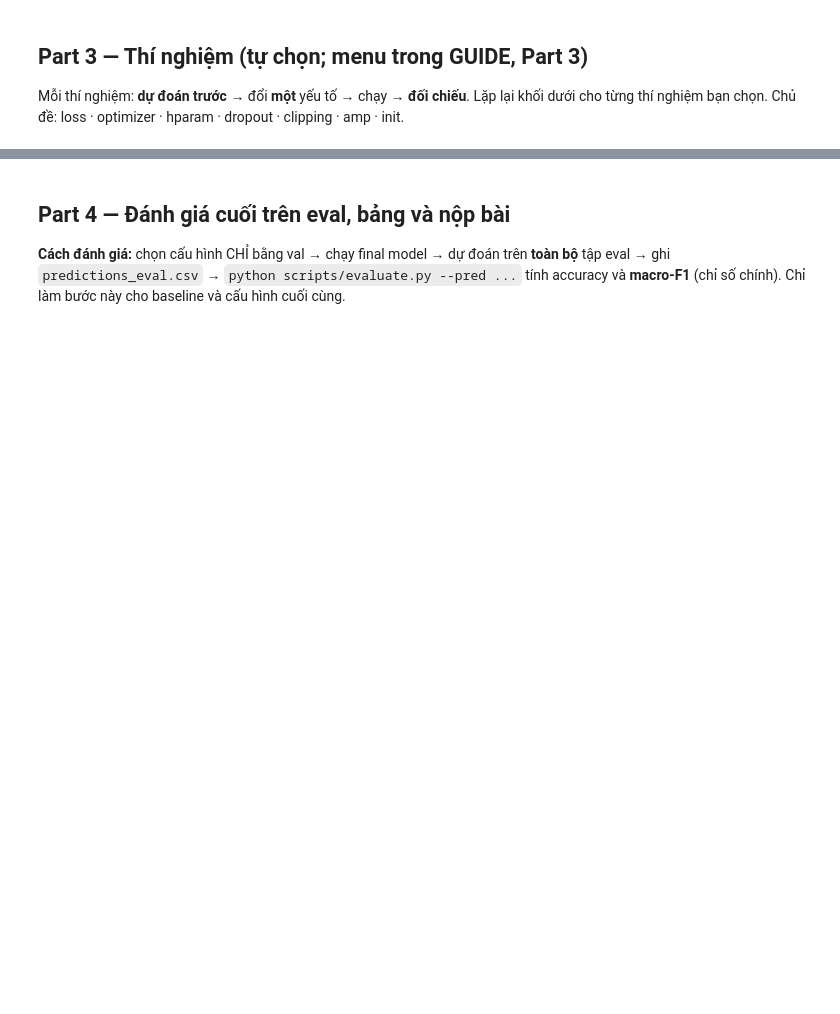
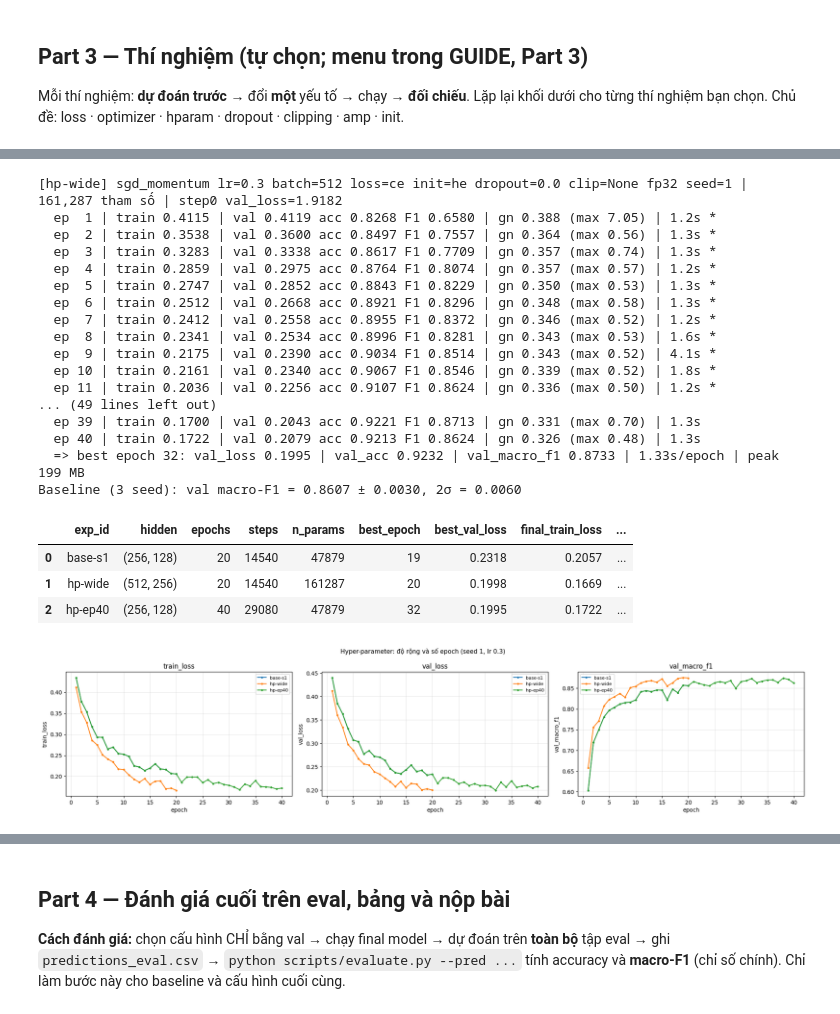
Before and after one commit to tam253211-a11y/K4-Track4-DangHuuTam-2A202602940-Neuralnetwork, a Jupyter notebook: submission_2A202602940/code/lab.ipynb, the cells around one changed output, grey strips where cells are left out. Drawn from its saved outputs; the diff is of its cells as text; code cells hidden in the pictures; blank space fills up the shorter version.

```diff
--- a/submission_2A202602940/code/lab.ipynb
+++ b/submission_2A202602940/code/lab.ipynb
@@ -177,0 +382,44 @@ Chủ đề: loss · optimizer · hparam · dropout · clipping · amp · init.
+# %%
+# ===== Part 3: hyper-parameter — đổi MỘT yếu tố so với baseline (lr 0.3, seed 1) =====
+def vs_base(r):
+    s = r["summary"]; d = s["val_macro_f1"] - BASE_F1
+    verdict = "VƯỢT nhiễu" if abs(d) > 2 * SIGMA_F1 else "trong nhiễu (chưa kết luận)"
+    return dict(exp_id=r["cfg"]["exp_id"], hidden=str(tuple(r["cfg"]["hidden"])), epochs=r["cfg"]["epochs"],
+                steps=s["steps_per_epoch"] * s["epochs_run"], n_params=s["n_params"], best_epoch=s["best_epoch"],
+                best_val_loss=s["best_val_loss"], final_train_loss=s["final_train_loss"], final_val_loss=s["final_val_loss"],
+                val_acc=s["val_acc"], val_macro_f1=s["val_macro_f1"], delta_f1_vs_base=d, verdict=verdict,
+                time_per_epoch_s=s["time_per_epoch_s"], peak_mem_MB=s["peak_mem_MB"])
+
+hp_wide = run_and_log({**cfg, "seed": 1, "exp_id": "hp-wide", "group": "hparam", "hidden": (512, 256),
+                       "description": "M-wide 512-256 (161 287 tham số), còn lại như baseline"}, data, OUT_DIR)
+hp_ep40 = run_and_log({**cfg, "seed": 1, "exp_id": "hp-ep40", "group": "hparam", "epochs": 40,
+                       "description": "M-base, 40 epoch thay vì 20, còn lại như baseline"}, data, OUT_DIR)
+
+print(f"Baseline (3 seed): val macro-F1 = {BASE_F1:.4f} ± {SIGMA_F1:.4f}, 2σ = {2*SIGMA_F1:.4f}")
+display(pd.DataFrame([vs_base(r) for r in [base_runs[0], hp_wide, hp_ep40]]).round(4))
+
+plot_compare([base_runs[0], hp_wide, hp_ep40], ["train_loss", "val_loss", "val_macro_f1"],
+             f"{OUT_DIR}/figures/compare_hparam.png", title="Hyper-parameter: độ rộng và số epoch (seed 1, lr 0.3)", show=True)
+# %% [output]
+[hp-wide] sgd_momentum lr=0.3 batch=512 loss=ce init=he dropout=0.0 clip=None fp32 seed=1 | 161,287 tham số | step0 val_loss=1.9182
+  ep  1 | train 0.4115 | val 0.4119 acc 0.8268 F1 0.6580 | gn 0.388 (max 7.05) | 1.2s *
+  ep  2 | train 0.3538 | val 0.3600 acc 0.8497 F1 0.7557 | gn 0.364 (max 0.56) | 1.3s *
+  ep  3 | train 0.3283 | val 0.3338 acc 0.8617 F1 0.7709 | gn 0.357 (max 0.74) | 1.3s *
+  ep  4 | train 0.2859 | val 0.2975 acc 0.8764 F1 0.8074 | gn 0.357 (max 0.57) | 1.2s *
+  ep  5 | train 0.2747 | val 0.2852 acc 0.8843 F1 0.8229 | gn 0.350 (max 0.53) | 1.3s *
+  ep  6 | train 0.2512 | val 0.2668 acc 0.8921 F1 0.8296 | gn 0.348 (max 0.58) | 1.3s *
+  ep  7 | train 0.2412 | val 0.2558 acc 0.8955 F1 0.8372 | gn 0.346 (max 0.52) | 1.2s *
+  ep  8 | train 0.2341 | val 0.2534 acc 0.8996 F1 0.8281 | gn 0.343 (max 0.53) | 1.6s *
+  ep  9 | train 0.2175 | val 0.2390 acc 0.9034 F1 0.8514 | gn 0.343 (max 0.52) | 4.1s *
+  ep 10 | train 0.2161 | val 0.2340 acc 0.9067 F1 0.8546 | gn 0.339 (max 0.52) | 1.8s *
+  ep 11 | train 0.2036 | val 0.2256 acc 0.9107 F1 0.8624 | gn 0.336 (max 0.50) | 1.2s *
+... (49 lines left out)
+  ep 39 | train 0.1700 | val 0.2043 acc 0.9221 F1 0.8713 | gn 0.331 (max 0.70) | 1.3s
+  ep 40 | train 0.1722 | val 0.2079 acc 0.9213 F1 0.8624 | gn 0.326 (max 0.48) | 1.3s
+  => best epoch 32: val_loss 0.1995 | val_acc 0.9232 | val_macro_f1 0.8733 | 1.33s/epoch | peak 199 MB
+Baseline (3 seed): val macro-F1 = 0.8607 ± 0.0030, 2σ = 0.0060
+|  | exp_id | hidden | epochs | steps | n_params | best_epoch | best_val_loss | final_train_loss | ... |
+| 0 | base-s1 | (256, 128) | 20 | 14540 | 47879 | 19 | 0.2318 | 0.2057 | ... |
+| 1 | hp-wide | (512, 256) | 20 | 14540 | 161287 | 20 | 0.1998 | 0.1669 | ... |
+| 2 | hp-ep40 | (256, 128) | 40 | 29080 | 47879 | 32 | 0.1995 | 0.1722 | ... |
+[figure, added]
```
Also changed, not shown: parts of 27 cells of this notebook, 36 other files.
